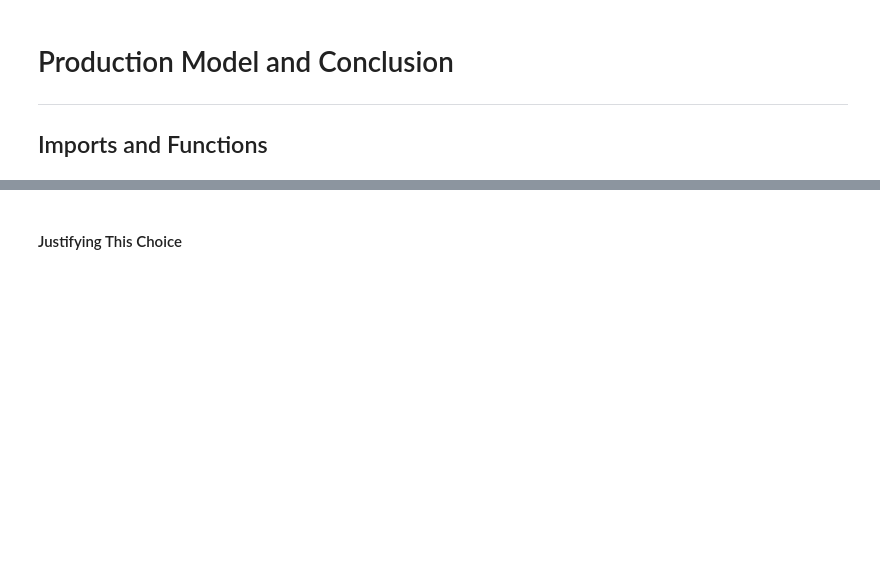
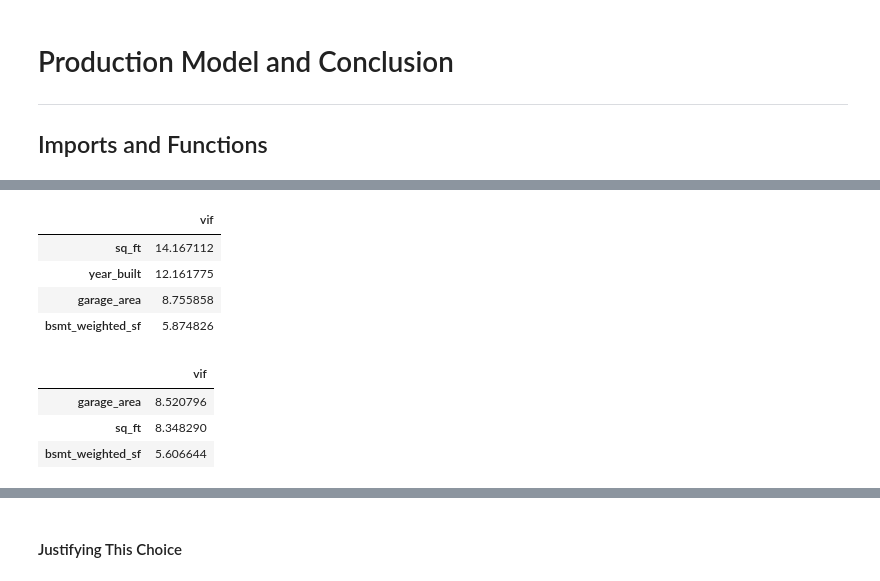
Before and after one commit to jguo052/Ames-Housing-Price-Regression, a Jupyter notebook: code/04_production_model_and_conclusion.ipynb, the cells around one changed output, grey strips where cells are left out. Cells and saved outputs as stored; diff of their text form; code cells hidden in the pictures; blank space fills up the shorter version.

```diff
--- a/code/04_production_model_and_conclusion.ipynb
+++ b/code/04_production_model_and_conclusion.ipynb
@@ -173,3 +176,20 @@ Let us quickly rebuild our production linear regression model (Model 4).
+# %%
+# VIFs for model 4
+vif_df(house[['sq_ft', 'garage_area', 'bsmt_weighted_sf', 'year_built']])
+# %% [output]
+|  | vif |
+| sq_ft | 14.167112 |
+| year_built | 12.161775 |
+| garage_area | 8.755858 |
+| bsmt_weighted_sf | 5.874826 |
+# %%
+# VIFs for model 3
+vif_df(house[['sq_ft', 'garage_area', 'bsmt_weighted_sf']])
+# %% [output]
+|  | vif |
+| garage_area | 8.520796 |
+| sq_ft | 8.348290 |
+| bsmt_weighted_sf | 5.606644 |
 # %%
 house = pd.read_csv('../datasets/cleaned_train.csv')
 # %%
```
Also changed, not shown: parts of 22 cells of this notebook, 1 other file.
